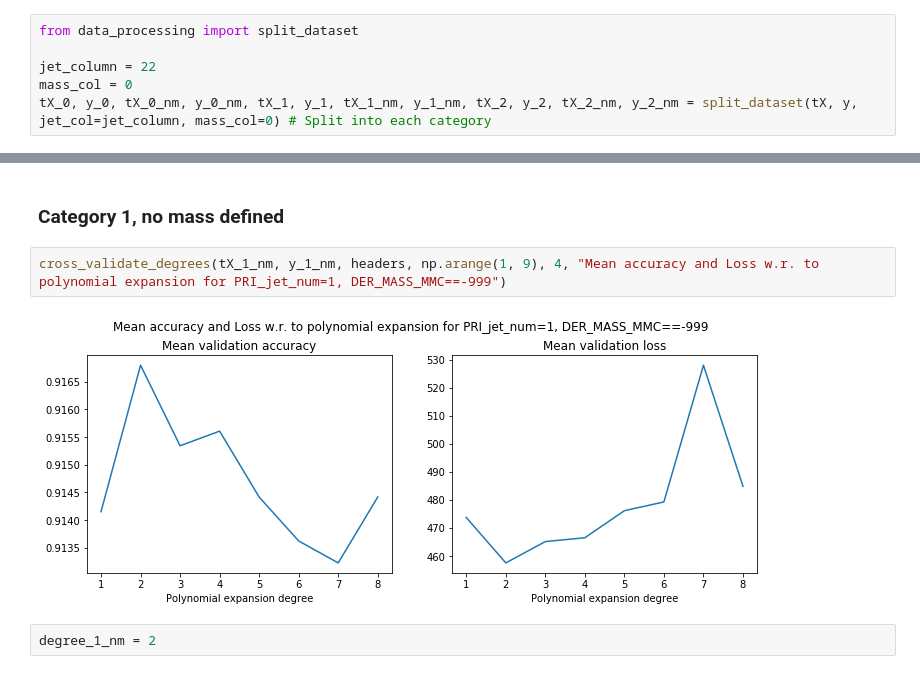
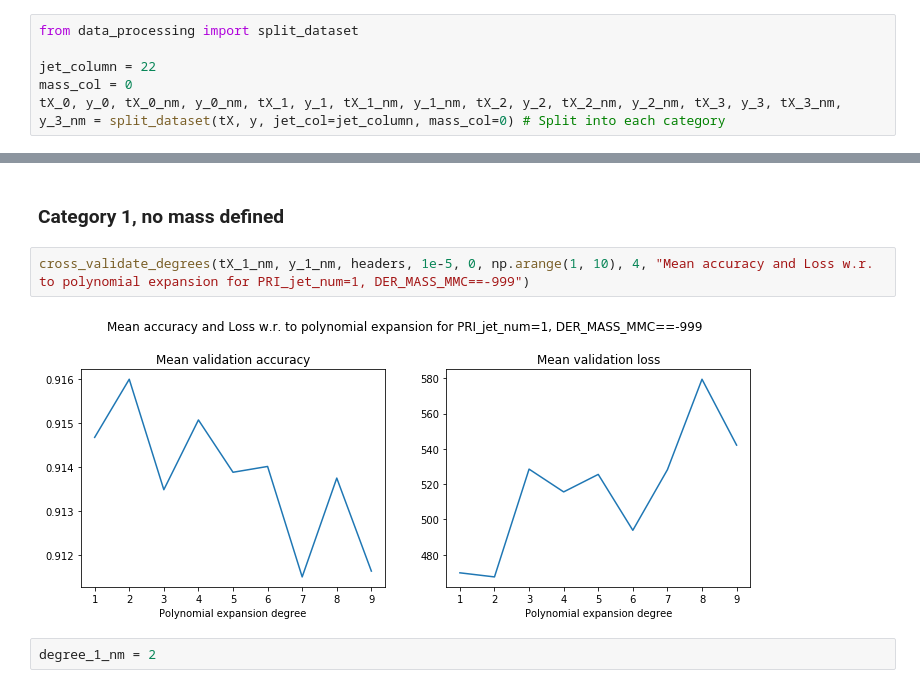
Before and after one commit to ehoelzl/ML_course, a Jupyter notebook: projects/project1/scripts/project1.ipynb, the cells around one changed output, grey strips where cells are left out. Drawn from its saved outputs; the diff is of its cells as text.

```diff
--- a/projects/project1/scripts/project1.ipynb
+++ b/projects/project1/scripts/project1.ipynb
@@ -49,5 +51,5 @@ from data_processing import split_dataset
 
 jet_column = 22
 mass_col = 0
-tX_0, y_0, tX_0_nm, y_0_nm, tX_1, y_1, tX_1_nm, y_1_nm, tX_2, y_2, tX_2_nm, y_2_nm = split_dataset(tX, y, jet_col=jet_column, mass_col=0) # Split into each category
+tX_0, y_0, tX_0_nm, y_0_nm, tX_1, y_1, tX_1_nm, y_1_nm, tX_2, y_2, tX_2_nm, y_2_nm, tX_3, y_3, tX_3_nm, y_3_nm = split_dataset(tX, y, jet_col=jet_column, mass_col=0) # Split into each category
 # %% [markdown]
@@ -196,8 +191,8 @@ Regularized Logistic regression got score of 0.7658893461362597, loss of 25734.5
 # %% [markdown]
 ### Category 1, no mass defined
 # %%
-cross_validate_degrees(tX_1_nm, y_1_nm, headers, np.arange(1, 9), 4, "Mean accuracy and Loss w.r. to polynomial expansion for PRI_jet_num=1, DER_MASS_MMC==-999")
+cross_validate_degrees(tX_1_nm, y_1_nm, headers, 1e-5, 0, np.arange(1, 10), 4, "Mean accuracy and Loss w.r. to polynomial expansion for PRI_jet_num=1, DER_MASS_MMC==-999")
 # %% [output]
-[figure, old version]
+[figure, new version]
 # %%
 degree_1_nm = 2
```
Also changed, not shown: parts of 36 cells of this notebook, 4 other files.
